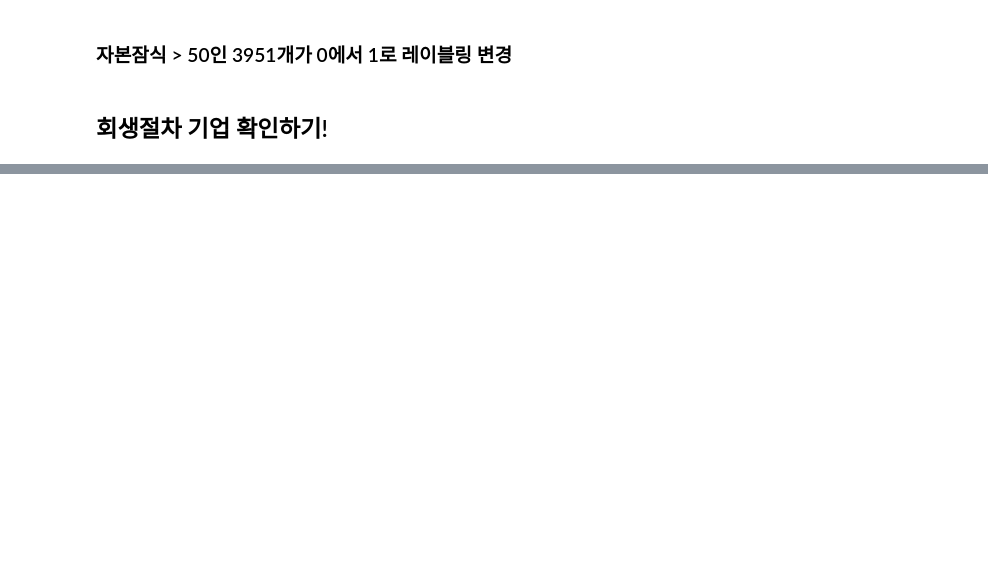
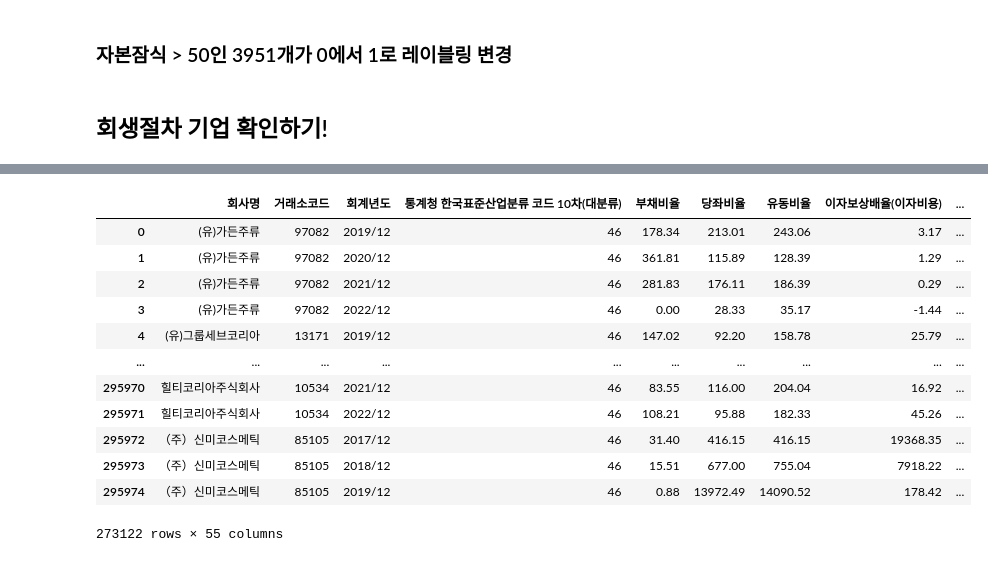
Before and after one commit to youngsang114/Project_2, a Jupyter notebook: 전처리/외감기업데이터_전처리2.ipynb, the cells around one changed output, grey strips where cells are left out. Cells and saved outputs as stored; diff of their text form; code cells hidden in the pictures; blank space fills up the shorter version.

```diff
--- a/전처리/외감기업데이터_전처리2.ipynb
+++ b/전처리/외감기업데이터_전처리2.ipynb
@@ -130,0 +223,16 @@ Name: count, dtype: int64
+# %%
+df_외감[df_외감['Year'] !=2012]
+# %% [output]
+|  | 회사명 | 거래소코드 | 회계년도 | 통계청 한국표준산업분류 코드 10차(대분류) | 부채비율 | 당좌비율 | 유동비율 | 이자보상배율(이자비용) | ... |
+| 0 | (유)가든주류 | 97082 | 2019/12 | 46 | 178.34 | 213.01 | 243.06 | 3.17 | ... |
+| 1 | (유)가든주류 | 97082 | 2020/12 | 46 | 361.81 | 115.89 | 128.39 | 1.29 | ... |
+| 2 | (유)가든주류 | 97082 | 2021/12 | 46 | 281.83 | 176.11 | 186.39 | 0.29 | ... |
+| 3 | (유)가든주류 | 97082 | 2022/12 | 46 | 0.00 | 28.33 | 35.17 | -1.44 | ... |
+| 4 | (유)그룹세브코리아 | 13171 | 2019/12 | 46 | 147.02 | 92.20 | 158.78 | 25.79 | ... |
+| ... | ... | ... | ... | ... | ... | ... | ... | ... | ... |
+| 295970 | 힐티코리아주식회사 | 10534 | 2021/12 | 46 | 83.55 | 116.00 | 204.04 | 16.92 | ... |
+| 295971 | 힐티코리아주식회사 | 10534 | 2022/12 | 46 | 108.21 | 95.88 | 182.33 | 45.26 | ... |
+| 295972 | （주）신미코스메틱 | 85105 | 2017/12 | 46 | 31.40 | 416.15 | 416.15 | 19368.35 | ... |
+| 295973 | （주）신미코스메틱 | 85105 | 2018/12 | 46 | 15.51 | 677.00 | 755.04 | 7918.22 | ... |
+| 295974 | （주）신미코스메틱 | 85105 | 2019/12 | 46 | 0.88 | 13972.49 | 14090.52 | 178.42 | ... |
+273122 rows × 55 columns
```
Also changed, not shown: parts of 19 cells of this notebook, 1 other file.
